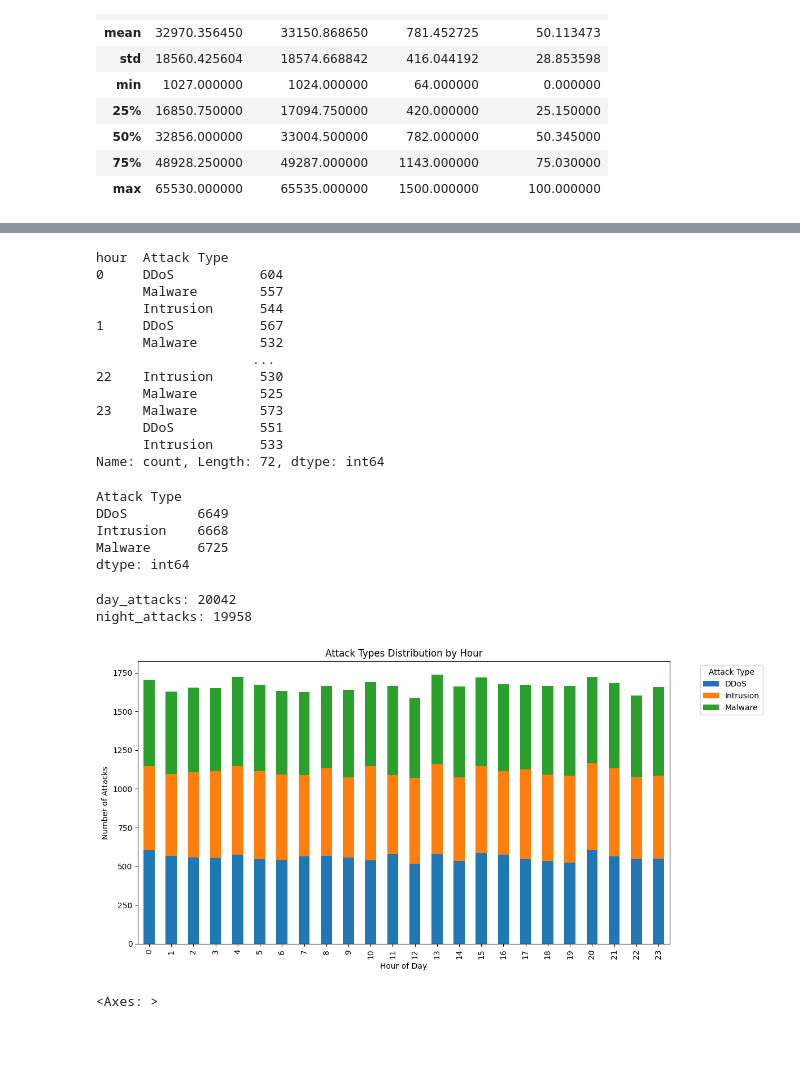
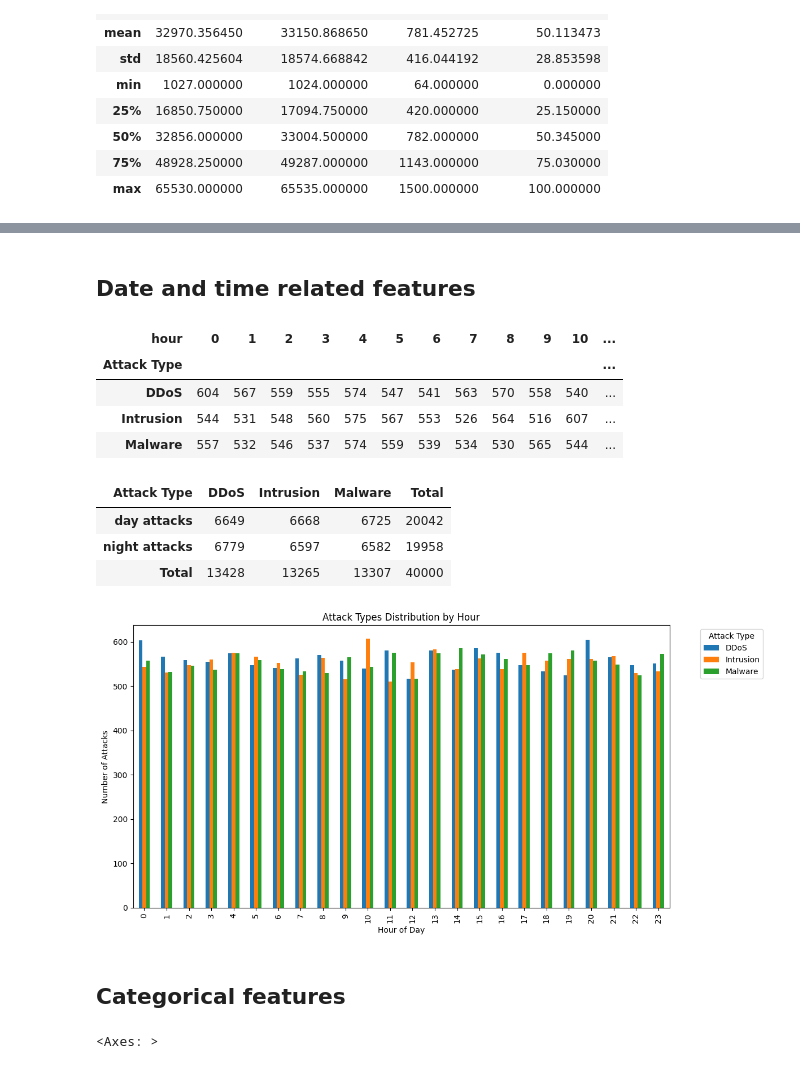
Before and after one commit to florianrst/CyberSecurity_ML, a Jupyter notebook: data_analysis/EDA.ipynb, the cells around one changed output, grey strips where cells are left out. Cells and saved outputs as stored; diff of their text form; code cells hidden in the pictures; blank space fills up the shorter version.

```diff
--- a/data_analysis/EDA.ipynb
+++ b/data_analysis/EDA.ipynb
@@ -95,63 +173,56 @@ plt.show()
+# %% [markdown]
+## Date and time related features
 # %%
 df['Timestamp'] = pd.to_datetime(df['Timestamp']) # Converts text → date/time
 df['hour'] = df['Timestamp'].dt.hour # Extracts the hour of the day from the timestamp col.
 df['day'] = df['Timestamp'].dt.day # Gets day of month
 # %%
-df.groupby('hour')['Attack Type'].value_counts()
+pd.set_option('display.max_columns', None)
+df.groupby('hour')['Attack Type'].value_counts().unstack().T
 # %% [output]
-hour  Attack Type
-0     DDoS           604
-      Malware        557
-      Intrusion      544
-1     DDoS           567
-      Malware        532
-                    ...
-22    Intrusion      530
-      Malware        525
-23    Malware        573
-      DDoS           551
-      Intrusion      533
-Name: count, Length: 72, dtype: int64
+| hour | 0 | 1 | 2 | 3 | 4 | 5 | 6 | 7 | 8 | 9 | 10 | ... |
+| Attack Type |  |  |  |  |  |  |  |  |  |  |  | ... |
+| DDoS | 604 | 567 | 559 | 555 | 574 | 547 | 541 | 563 | 570 | 558 | 540 | ... |
+| Intrusion | 544 | 531 | 548 | 560 | 575 | 567 | 553 | 526 | 564 | 516 | 607 | ... |
+| Malware | 557 | 532 | 546 | 537 | 574 | 559 | 539 | 534 | 530 | 565 | 544 | ... |
 # %%
-day_attacks = df[(df['hour'] >= 8) & (df['hour'] < 20)] # rows between 08:00am  and 19:59pm
-night_attacks = df[(df['hour'] < 8) | (df['hour'] >= 20)]# attacks between midnight and 7:59 AM or attacks between 8 PM and 11:59 PM selects either of them
-
-day_attacks.groupby(['Attack Type'] ).size()
+pd.reset_option('display.max_columns')
+day_attacks = df[(df['hour'] >= 8) & (df['hour'] < 20)].groupby(['Attack Type'] ).size().to_frame("day attacks") # rows between 08:00am  and 19:59pm
+night_attacks = df[(df['hour'] < 8) | (df['hour'] >= 20)].groupby(['Attack Type'] ).size().to_frame("night attacks")# attacks between midnight and 7:59 AM or attacks between 8 PM and 11:59 PM selects either of them
+dn_df = day_attacks.merge(night_attacks, how='outer', left_index=True, right_index=True)
+dn_df["Total"] = dn_df.sum(axis=1)
+dn_df = dn_df.T
+dn_df["Total"] = dn_df.sum(axis=1)
+dn_df
 # %% [output]
-Attack Type
-DDoS         6649
-Intrusion    6668
-Malware      6725
-dtype: int64
+| Attack Type | DDoS | Intrusion | Malware | Total |
+| day attacks | 6649 | 6668 | 6725 | 20042 |
+| night attacks | 6779 | 6597 | 6582 | 19958 |
+| Total | 13428 | 13265 | 13307 | 40000 |
-# %%
-print("day_attacks:", len(day_attacks))
-print("night_attacks:", len(night_attacks))
-# %% [output]
-day_attacks: 20042
-night_attacks: 19958
 # %%
 # Group and reshape data
 hour_attack = (
     df.groupby('hour')['Attack Type']
     .value_counts()
     .unstack(fill_value=0)
 )
 
 # Plot stacked bar chart
 hour_attack.plot(
     kind='bar',
-    figsize=(12, 6),
-    stacked=True
+    figsize=(12, 6)
 )
 
 plt.xlabel('Hour of Day')
 plt.ylabel('Number of Attacks')
 plt.title('Attack Types Distribution by Hour')
 plt.legend(title='Attack Type', bbox_to_anchor=(1.05, 1), loc='upper left')
 plt.tight_layout()
 plt.show()
 # %% [output]
-[figure, old version]
+[figure, new version]
+# %% [markdown]
+## Categorical features
 # %%
 df['Log Source'].value_counts().plot(kind='pie' )
 # %% [output]
```
Also changed, not shown: parts of 36 cells of this notebook, 1 other file.
